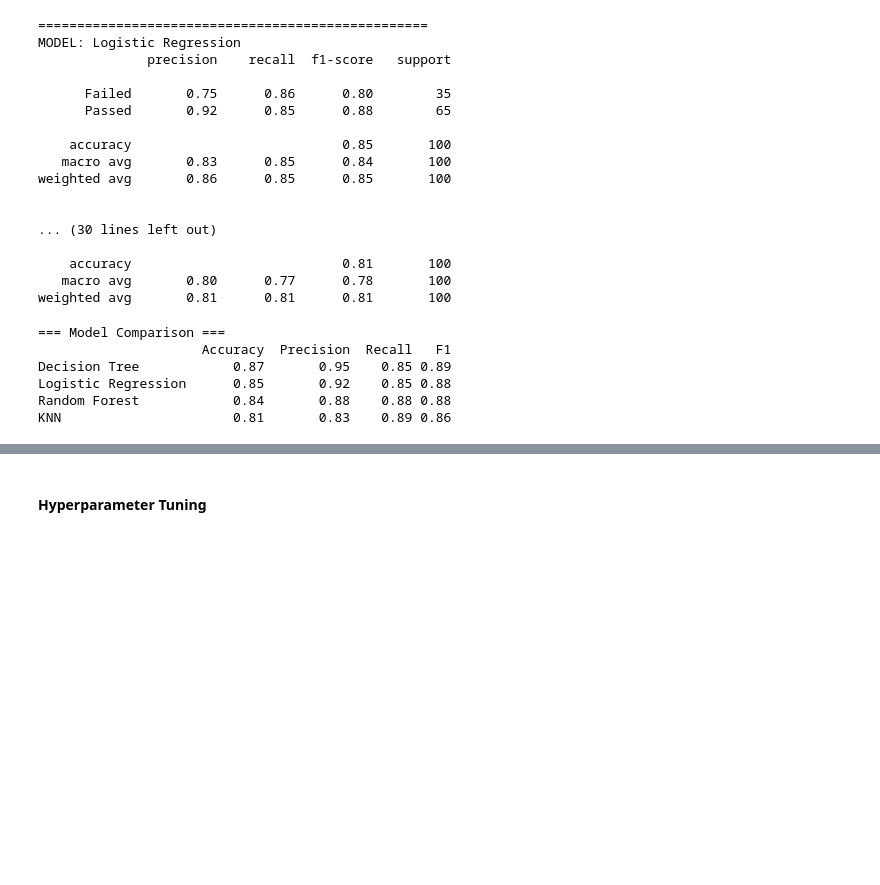
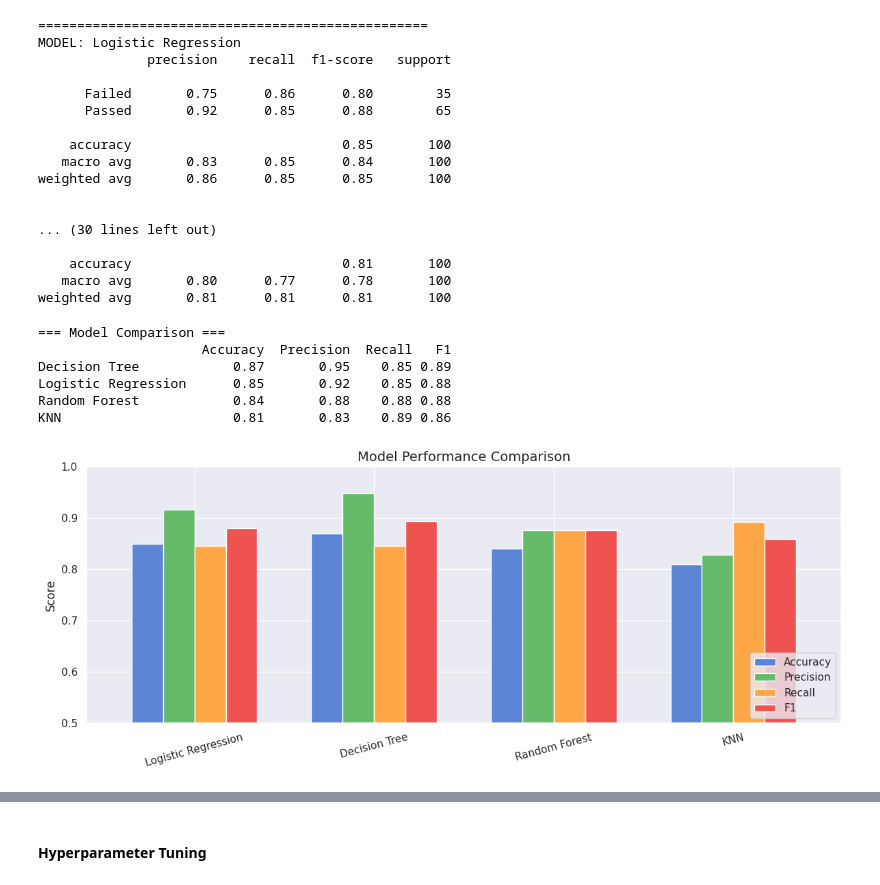
Before and after one commit to raymakoko/Student_Performance_Analyzer, a Jupyter notebook: notebooks/cleaningdata.ipynb, the cells around one changed output, grey strips where cells are left out. Cells and saved outputs as stored; diff of their text form; code cells hidden in the pictures; blank space fills up the shorter version.

```diff
--- a/notebooks/cleaningdata.ipynb
+++ b/notebooks/cleaningdata.ipynb
@@ -385,32 +428,29 @@ Columns after encoding: 12
 0                         False                    False                 False
 1                         False                    False                 False
 # %%
-leaking_columns = ['final_score', 'passed']
+leaking_columns = ["final_score", "passed"]
 
-#Define X(features) and y(target)
+# Define X(features) and y(target)
 X = df_model.drop(columns=leaking_columns)
-y = df_model['passed']
+y = df_model["passed"]
 
 print(f"\nFeature matrix X: {X.shape}")
 print(f"Target vector y: {y.shape}")
 
-#Train test Split
-#test_size=0.2 80% train, 20% test
-#stratify=y keeps the same passs/fail ratio both splits
-#random_state - fixes randomness soresults are reproducible
+# Train test Split
+# test_size=0.2 80% train, 20% test
+# stratify=y keeps the same passs/fail ratio both splits
+# random_state - fixes randomness soresults are reproducible
 
 X_train, X_test, y_train, y_test = train_test_split(
-    X, y,
-    test_size=0.2,
-    stratify=y,
-    random_state=42
+    X, y, test_size=0.2, stratify=y, random_state=42
 )
 print(f"\nTrain: {X_train.shape[0]} rows | Test: {X_test.shape[0]} rows")
 
 # feature scaling
 # We fit only on Training data, then transform both train and test
-#if you fit on the full dataset, test data "leaks" into the scaler
-#(a subtle but real form of data leakage)
+# if you fit on the full dataset, test data "leaks" into the scaler
+# (a subtle but real form of data leakage)
 scaler = StandardScaler()
 
 X_train_scaled = scaler.fit_transform(X_train)
@@ -485,3 +531,22 @@ Decision Tree            0.87       0.95    0.85 0.89
 Logistic Regression      0.85       0.92    0.85 0.88
 Random Forest            0.84       0.88    0.88 0.88
 KNN                      0.81       0.83    0.89 0.86
+# %%
+#  comparison bar chart
+results_df.plot(
+    kind="bar",
+    figsize=(12, 5),
+    ylim=(0.5, 1.0),
+    color=["#5c85d6", "#66bb6a", "#ffa746", "#ef5350"],
+    edgecolor="white",
+    width=0.7,
+)
+
+plt.title("Model Performance Comparison", fontsize=14)
+plt.ylabel("Score")
+plt.xticks(rotation=15)
+plt.legend(loc="lower right")
+plt.tight_layout()
+plt.show()
+# %% [output]
+[figure, added]
```
Also changed, not shown: parts of 19 cells of this notebook.
